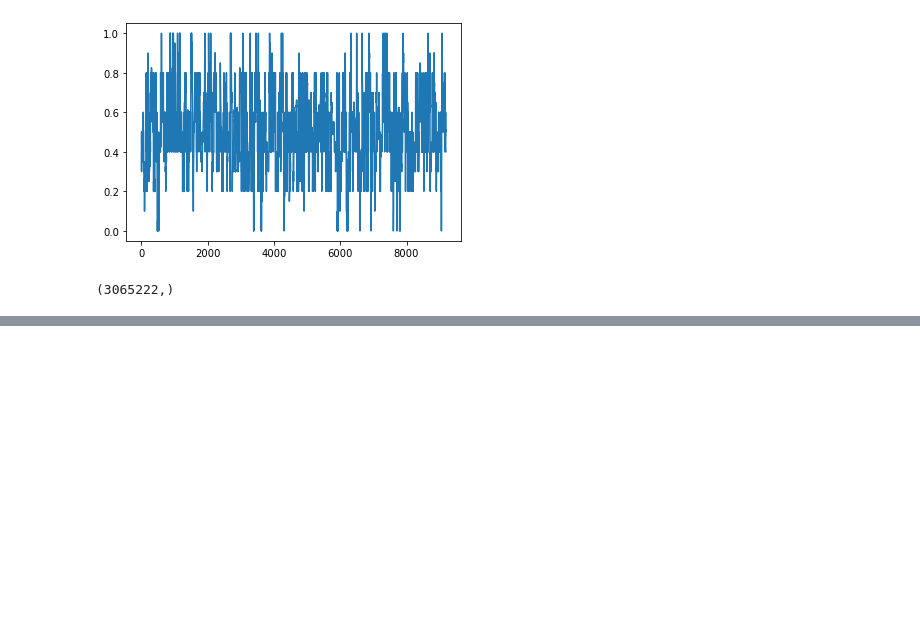
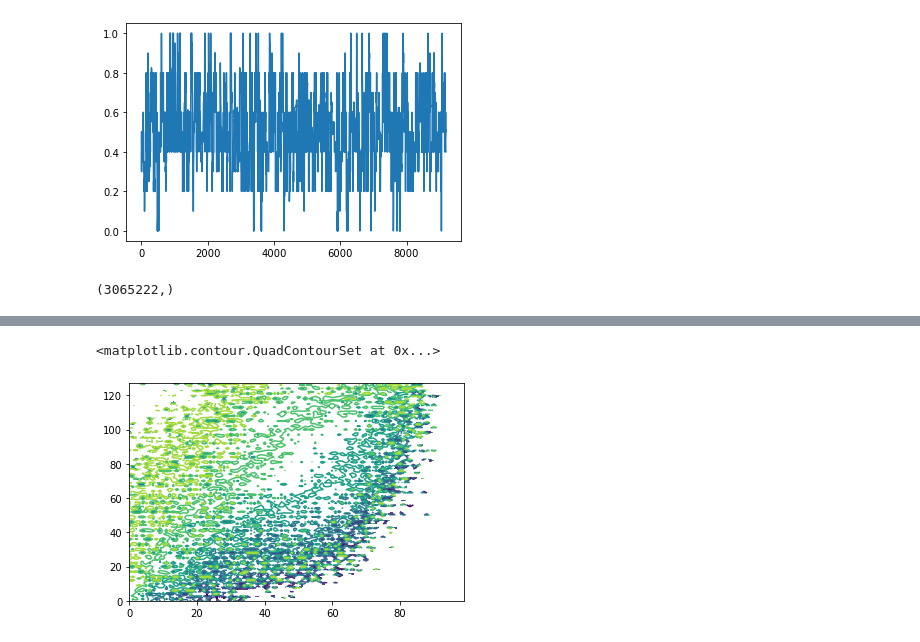
Before and after one commit to mrpogge/Urnings_project, a Jupyter notebook: main/data_trial.ipynb, the cells around one changed output, grey strips where cells are left out. Saved outputs shown, nothing was run; the diff lists cells and outputs as text; code cells hidden in the pictures; blank space fills up the shorter version.

```diff
--- a/main/data_trial.ipynb
+++ b/main/data_trial.ipynb
@@ -55,0 +78,6 @@ plt.plot(players[11].estimate_container)
+# %%
+plt.contour(sourn.prop_correct / sourn.number_per_bin)
+#plt.contour(sourn.fit_correct / sourn.number_per_bin, colors = "red")
+# %% [output]
+<matplotlib.contour.QuadContourSet at 0x...>
+[figure, added]
```
Also changed, not shown: parts of 8 cells of this notebook, 30 other files.
